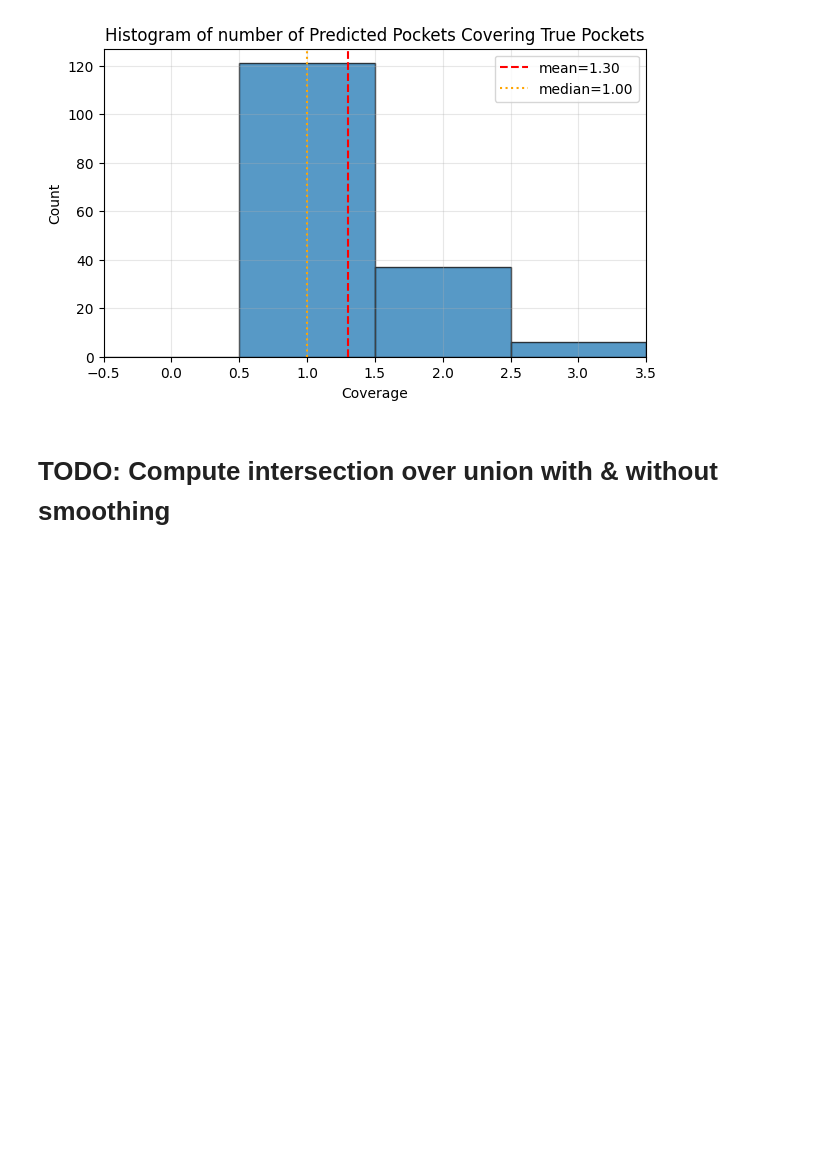
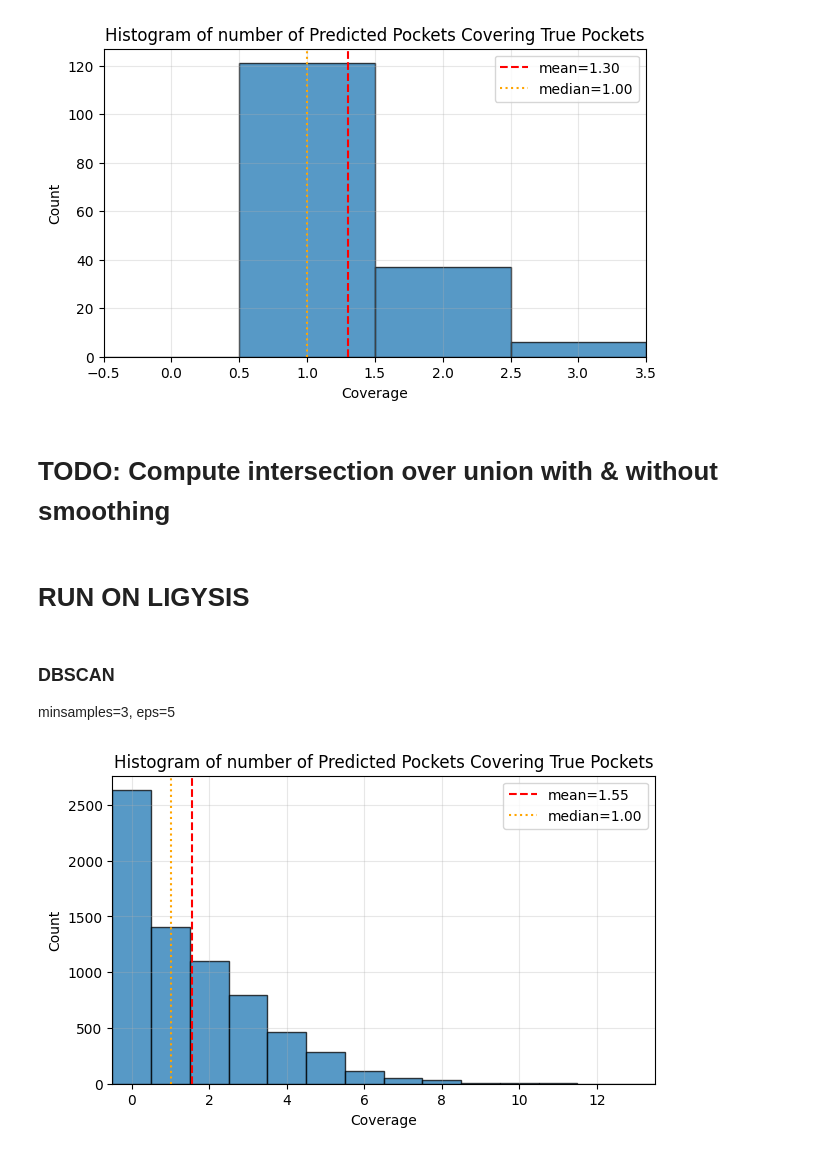
Before and after one commit to skrhakv/seq2pocket, a Jupyter notebook: src/F-clustering/evaluate.ipynb, the cells around one changed output. Drawn from its saved outputs; the diff is of its cells as text; code cells hidden in the pictures; blank space fills up the shorter version.

Commit message:
histogram of predicted pockets per true pocket for DBscan on LIGYSIS

```diff
--- a/src/F-clustering/evaluate.ipynb
+++ b/src/F-clustering/evaluate.ipynb
@@ -338,3 +338,5 @@ plt.show()
 [figure]
 # %% [markdown]
 # TODO: Compute intersection over union with & without smoothing
+# %% [markdown]
+# RUN ON LIGYSIS
@@ -340,0 +373,36 @@ plt.show()
+# %% [markdown]
+### DBSCAN
+minsamples=3, eps=5
+# %%
+counts = []
+for protein_id in binding_residues.keys():
+    y_true_pockets = binding_residues[protein_id]
+    y_pred_pockets = model_predictions[protein_id]
+    for y_true_pocket in y_true_pockets:
+        number_of_predicted_pockets = 0
+        for y_pred_pocket in y_pred_pockets:
+            coverage = compute_coverage(y_true=y_true_pocket, y_pred=y_pred_pocket)
+            if coverage > 0:
+                number_of_predicted_pockets += 1
+        counts.append(number_of_predicted_pockets)
+
+import matplotlib.pyplot as plt
+
+fig, ax = plt.subplots(figsize=(7, 4))
+# replot with bins shifted by +0.5
+bins = np.arange(-0.5, max(counts) + 1.5, 1)
+ax.clear()
+ax.hist(counts, bins=bins, color='C0', edgecolor='k', alpha=0.75)
+mean_cov = np.mean(counts)
+median_cov = np.median(counts)
+ax.axvline(mean_cov, color='red', linestyle='--', label=f"mean={mean_cov:.2f}")
+ax.axvline(median_cov, color='orange', linestyle=':', label=f"median={median_cov:.2f}")
+ax.set_title("Histogram of number of Predicted Pockets Covering True Pockets")
+ax.set_xlim(-0.5, max(counts) + 0.5)
+ax.set_xlabel("Coverage")
+ax.set_ylabel("Count")
+ax.legend()
+ax.grid(alpha=0.3)
+plt.show()
+# %% [output]
+[figure, added]
```
Also changed, not shown: parts of 1 cell of this notebook.
